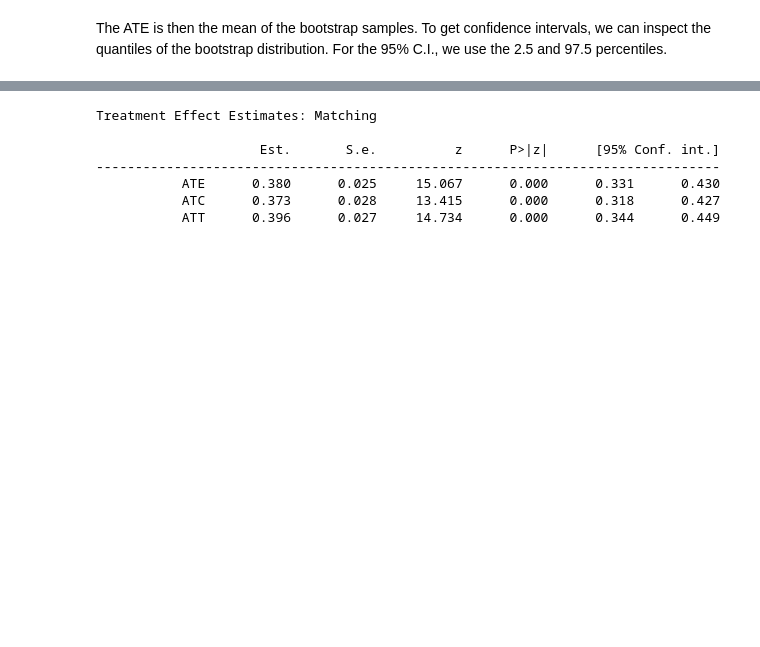
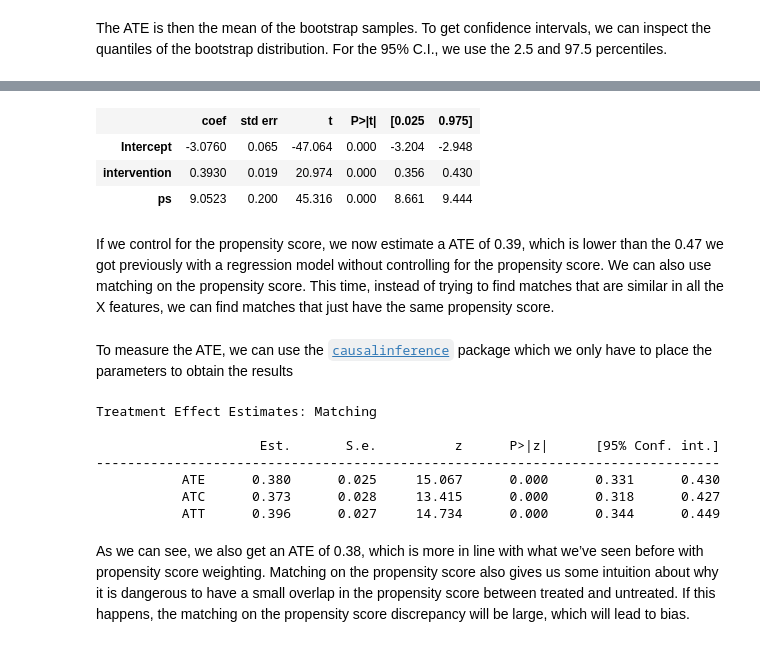
Before and after one commit to alexanderquispe/1REI05, a Jupyter notebook: tutorials/tutorial12/tutorial12.ipynb, the cells around one changed output, grey strips where cells are left out. Cells and saved outputs as stored; diff of their text form; code cells hidden in the pictures; blank space fills up the shorter version.

```diff
--- a/tutorials/tutorial12/tutorial12.ipynb
+++ b/tutorials/tutorial12/tutorial12.ipynb
@@ -254,3 +241,14 @@ plt.legend();
+# %%
+smf.ols("achievement_score ~ intervention + ps", data=data_ps).fit().summary().tables[1]
+# %% [output]
+|  | coef | std err | t | P>|t| | [0.025 | 0.975] |
+| Intercept | -3.0760 | 0.065 | -47.064 | 0.000 | -3.204 | -2.948 |
+| intervention | 0.3930 | 0.019 | 20.974 | 0.000 | 0.356 | 0.430 |
+| ps | 9.0523 | 0.200 | 45.316 | 0.000 | 8.661 | 9.444 |
+# %% [markdown]
+If we control for the propensity score, we now estimate a ATE of 0.39, which is lower than the 0.47 we got previously with a regression model without controlling for the propensity score. We can also use matching on the propensity score. This time, instead of trying to find matches that are similar in all the X features, we can find matches that just have the same propensity score.
+# %% [markdown]
+To measure the ATE, we can use the [`causalinference`](https://causalinferenceinpython.org/index.html) package which we only have to place the parameters to obtain the results
 # %%
 from causalinference import CausalModel
 # %%
@@ -271,3 +269,5 @@ Treatment Effect Estimates: Matching
            ATE      0.380      0.025     15.067      0.000      0.331      0.430
            ATC      0.373      0.028     13.415      0.000      0.318      0.427
            ATT      0.396      0.027     14.734      0.000      0.344      0.449
+# %% [markdown]
+As we can see, we also get an ATE of 0.38, which is more in line with what we’ve seen before with propensity score weighting. Matching on the propensity score also gives us some intuition about why it is dangerous to have a small overlap in the propensity score between treated and untreated. If this happens, the matching on the propensity score discrepancy will be large, which will lead to bias.
```
Also changed, not shown: parts of 3 cells of this notebook.
